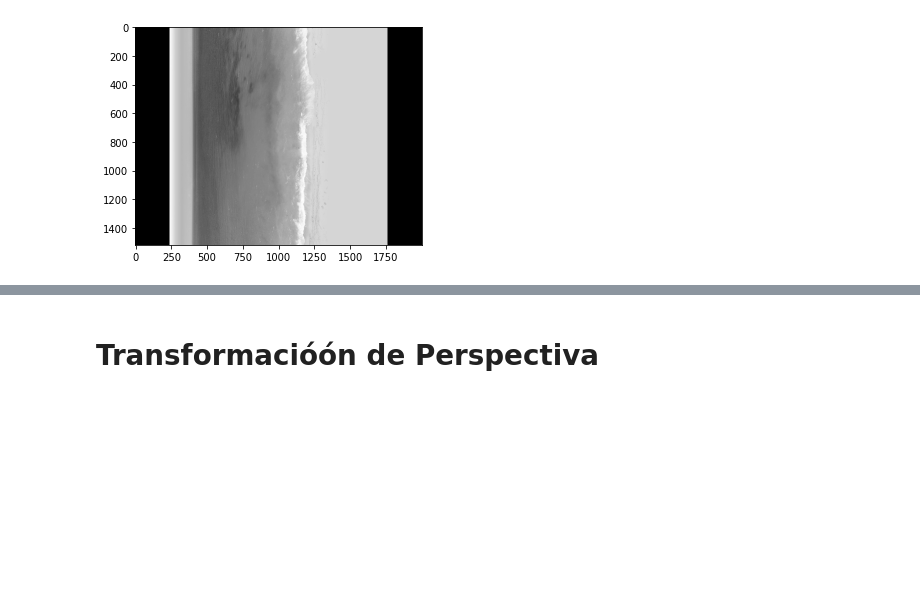
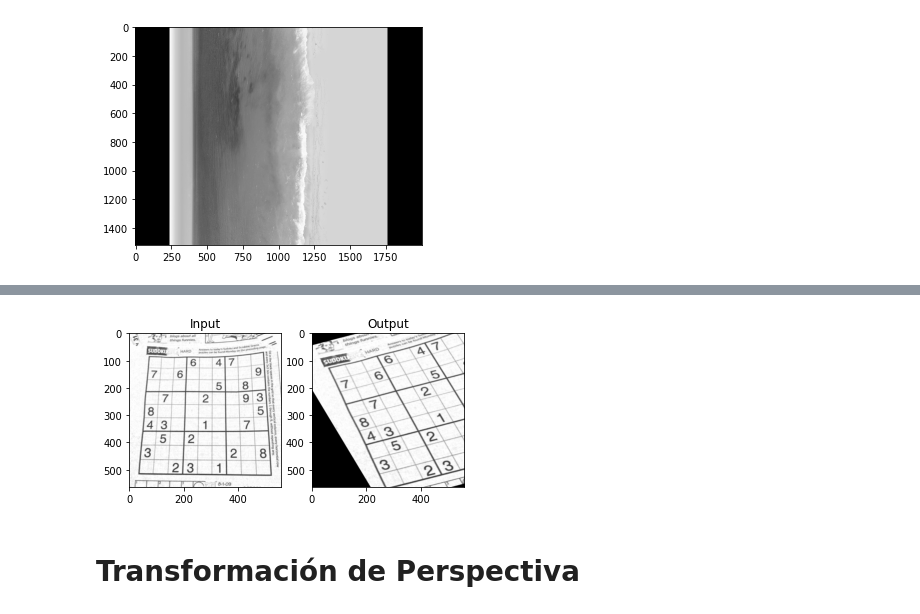
Before and after one commit to waltermayor/DigitalImageProcessing_colab, a Jupyter notebook: TransformacionesGeome.ipynb, the cells around one changed output, grey strips where cells are left out. Cells and saved outputs as stored; diff of their text form; code cells hidden in the pictures; blank space fills up the shorter version.

```diff
--- a/TransformacionesGeome.ipynb
+++ b/TransformacionesGeome.ipynb
@@ -72,17 +116,20 @@ plt.imshow(dst, cmap="gray")
 # %%
-img = cv2.imread('playa.jpg')
+img = cv2.imread('sudoku.png')
+img=cv2.cvtColor(img,cv2.COLOR_BGR2RGB)
 rows,cols,ch = img.shape
 
 pts1 = np.float32([[50,50],[200,50],[50,200]])
 pts2 = np.float32([[10,100],[200,50],[100,250]])
 
 M = cv2.getAffineTransform(pts1,pts2)
 
 dst = cv2.warpAffine(img,M,(cols,rows))
 
 plt.subplot(121),plt.imshow(img),plt.title('Input')
 plt.subplot(122),plt.imshow(dst),plt.title('Output')
 plt.show()
+# %% [output]
+[figure, added]
 # %% [markdown]
-# **Transformacióón de Perspectiva**
+# **Transformación de Perspectiva**
 # %%
```
Also changed, not shown: parts of 10 cells of this notebook.
